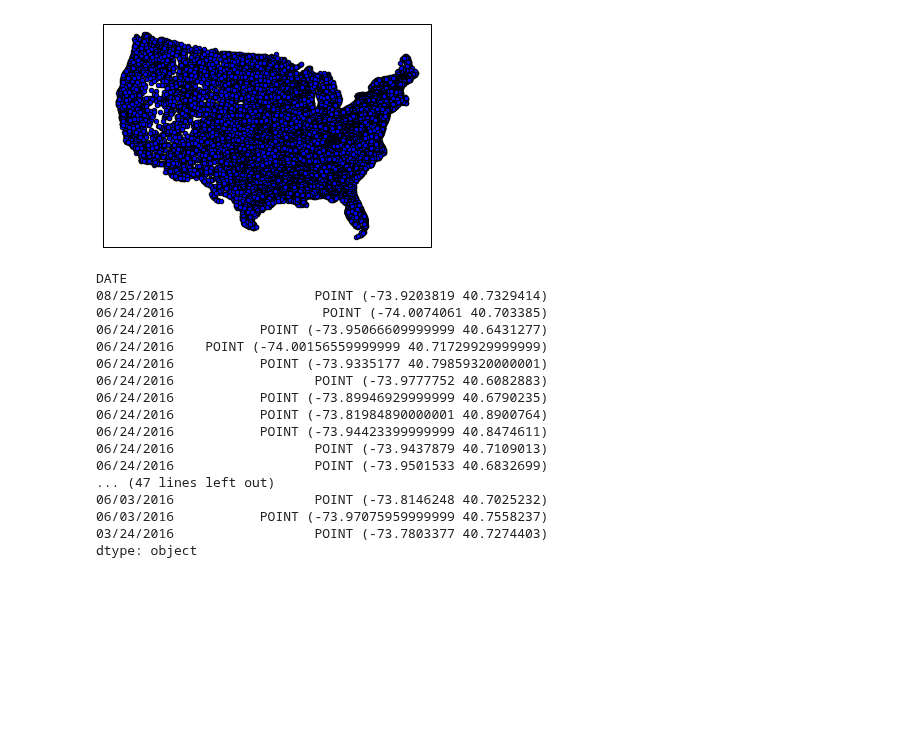
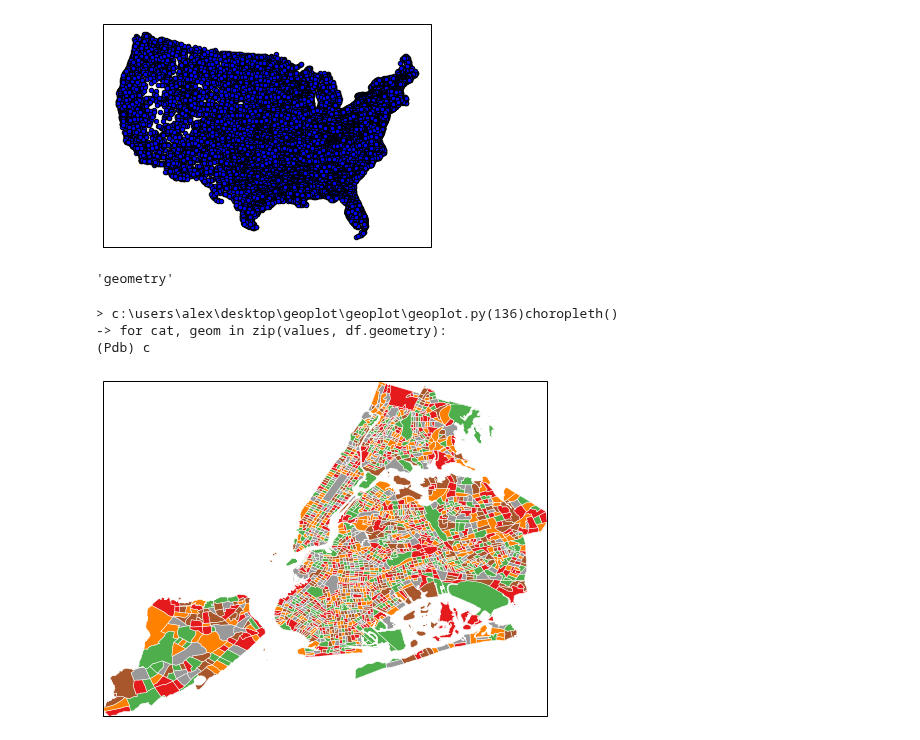
Before and after one commit to ResidentMario/geoplot, a Jupyter notebook: dev.ipynb, the cells around one changed output. Cells and saved outputs as stored; diff of their text form; code cells hidden in the pictures; blank space fills up the shorter version.

```diff
--- a/dev.ipynb
+++ b/dev.ipynb
@@ -40,24 +36,15 @@ gplt.pointplot(cities_m, projection=ccrs.AlbersEqualArea())
 # %%
 from random import randint
 census_tracts['mock_data'] = [randint(10, 1000) for _ in range(len(census_tracts))]
-# %%
-cc.geometry.centroid
-# %% [output]
-DATE
-08/25/2015                  POINT (-73.9203819 40.7329414)
-06/24/2016                   POINT (-74.0074061 40.703385)
-06/24/2016           POINT (-73.95066609999999 40.6431277)
-06/24/2016    POINT (-74.00156559999999 40.71729929999999)
-06/24/2016           POINT (-73.9335177 40.79859320000001)
-06/24/2016                  POINT (-73.9777752 40.6082883)
-06/24/2016           POINT (-73.89946929999999 40.6790235)
-06/24/2016           POINT (-73.81984890000001 40.8900764)
-06/24/2016           POINT (-73.94423399999999 40.8474611)
-06/24/2016                  POINT (-73.9437879 40.7109013)
-06/24/2016                  POINT (-73.9501533 40.6832699)
-... (47 lines left out)
-06/03/2016                  POINT (-73.8146248 40.7025232)
-06/03/2016           POINT (-73.97075959999999 40.7558237)
-03/24/2016                  POINT (-73.7803377 40.7274403)
-dtype: object
+# %%
+census_tracts.geometry.name
+# %% [output]
+'geometry'
+# %%
+gplt.choropleth(census_tracts, data='mock_data', projection=ccrs.PlateCarree(), edgecolor='white', linewidth=0.5)
+# %% [output]
+> c:\users\alex\desktop\geoplot\geoplot\geoplot.py(136)choropleth()
+-> for cat, geom in zip(values, df.geometry):
+(Pdb) c
+[figure, added]
 # %%
```
Also changed, not shown: parts of 4 cells of this notebook, 2 other files.
